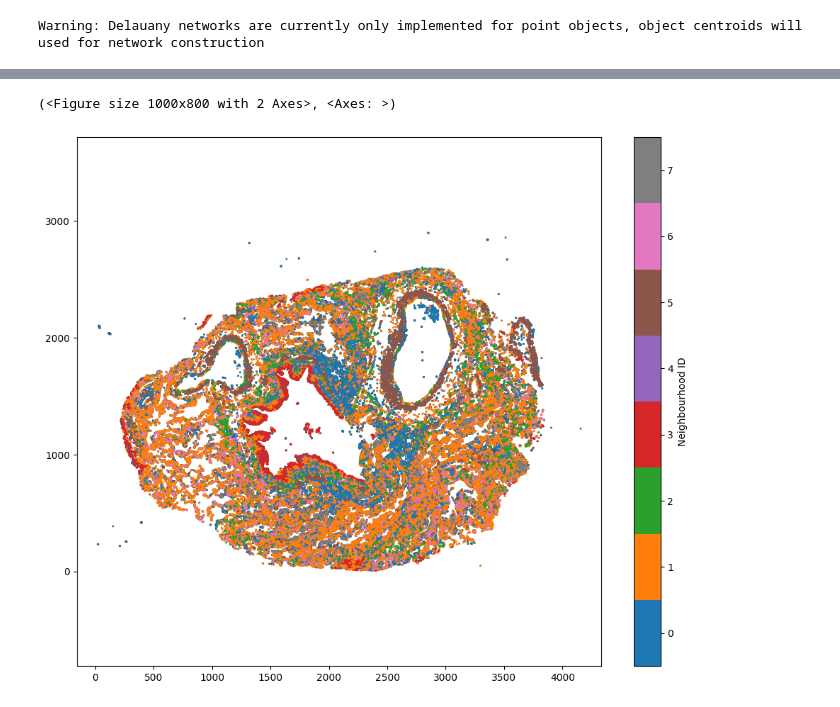
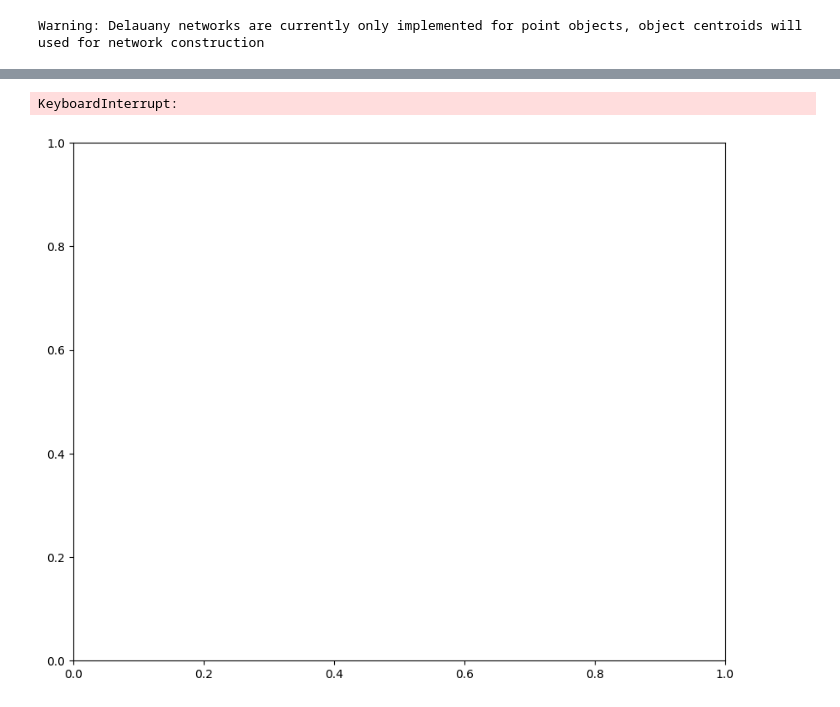
Before and after one commit to spatts14/AirScape_analysis, a Jupyter notebook: notebooks/muspan/nb_clustering.ipynb, the cells around one changed output, grey strips where cells are left out. Drawn from its saved outputs; the diff is of its cells as text; code cells hidden in the pictures.

```diff
--- a/notebooks/muspan/nb_clustering.ipynb
+++ b/notebooks/muspan/nb_clustering.ipynb
@@ -90,4 +109,5 @@ Warning: Delauany networks are currently only implemented for point objects, obj
 # %%
+ms.visualise.visualise(domain, color_by='Neighbourhood ID', marker_size=0.5)
 # %% [output]
-(<Figure size 1000x800 with 2 Axes>, <Axes: >)
+KeyboardInterrupt:
-[figure, old version]
+[figure, new version]
```
Also changed, not shown: parts of 6 cells of this notebook, 1 other file.
